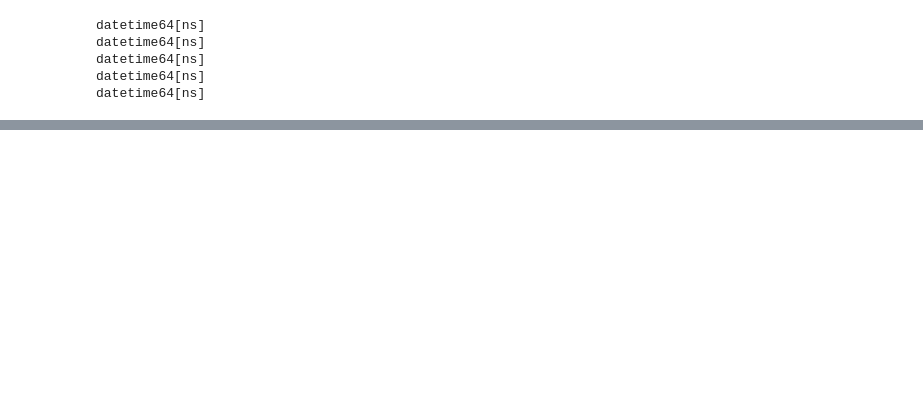
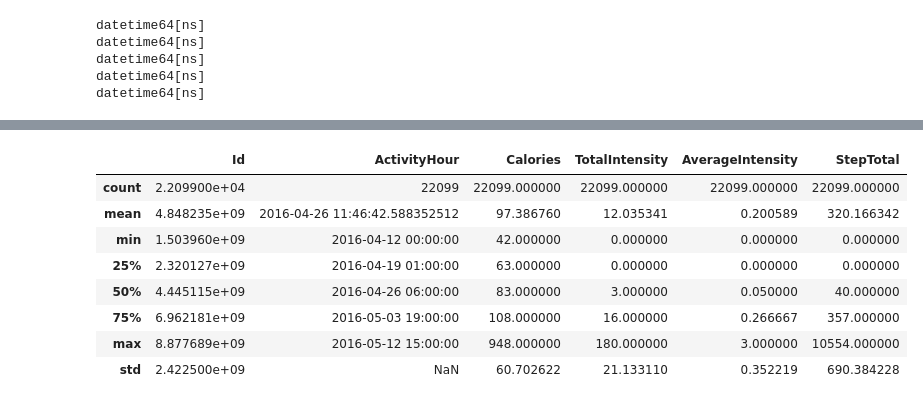
Before and after one commit to kyumin14/google-capstone, a Jupyter notebook: capstone_project_fitbit.ipynb, the cells around one changed output, grey strips where cells are left out. Cells and saved outputs as stored; diff of their text form; code cells hidden in the pictures; blank space fills up the shorter version.

```diff
--- a/capstone_project_fitbit.ipynb
+++ b/capstone_project_fitbit.ipynb
@@ -327,0 +402,12 @@ ValueError: Can only compare identically-labeled Series objects
+# %%
+hourly_df.describe()
+# %% [output]
+|  | Id | ActivityHour | Calories | TotalIntensity | AverageIntensity | StepTotal |
+| count | 2.209900e+04 | 22099 | 22099.000000 | 22099.000000 | 22099.000000 | 22099.000000 |
+| mean | 4.848235e+09 | 2016-04-26 11:46:42.588352512 | 97.386760 | 12.035341 | 0.200589 | 320.166342 |
+| min | 1.503960e+09 | 2016-04-12 00:00:00 | 42.000000 | 0.000000 | 0.000000 | 0.000000 |
+| 25% | 2.320127e+09 | 2016-04-19 01:00:00 | 63.000000 | 0.000000 | 0.000000 | 0.000000 |
+| 50% | 4.445115e+09 | 2016-04-26 06:00:00 | 83.000000 | 3.000000 | 0.050000 | 40.000000 |
+| 75% | 6.962181e+09 | 2016-05-03 19:00:00 | 108.000000 | 16.000000 | 0.266667 | 357.000000 |
+| max | 8.877689e+09 | 2016-05-12 15:00:00 | 948.000000 | 180.000000 | 3.000000 | 10554.000000 |
+| std | 2.422500e+09 | NaN | 60.702622 | 21.133110 | 0.352219 | 690.384228 |
```
Also changed, not shown: parts of 22 cells of this notebook, 1 other file.
